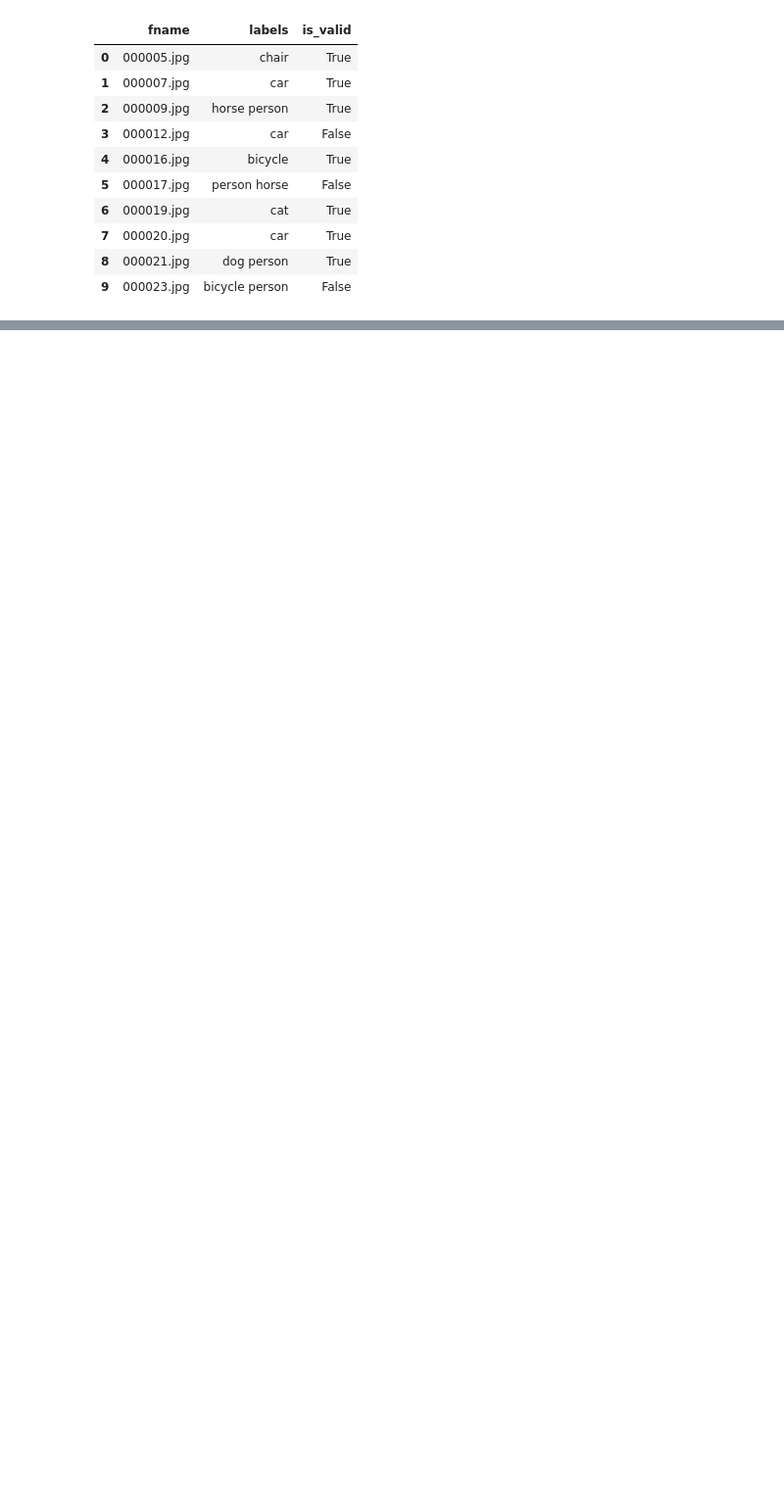
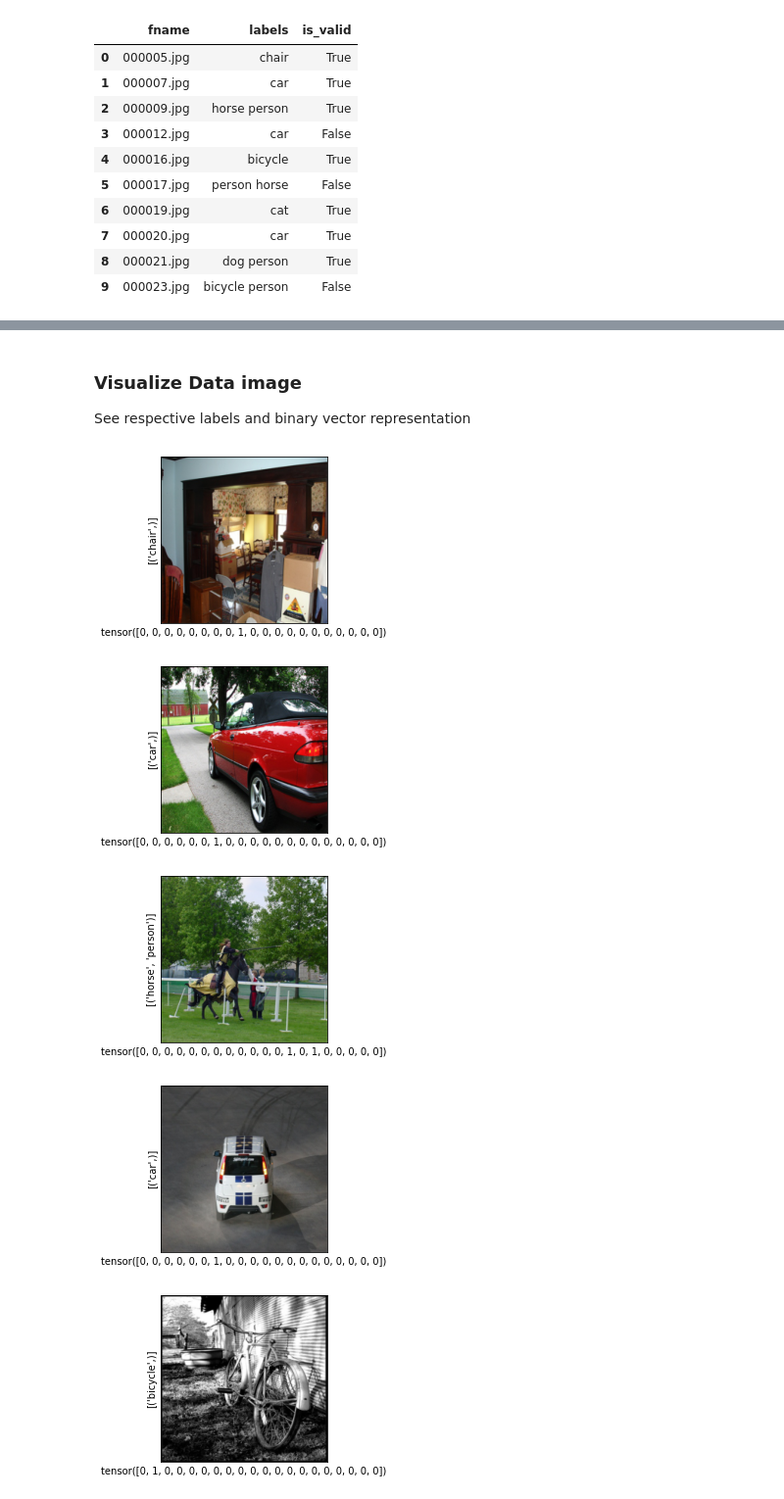
Before and after one commit to Chimamuelo/Simple-Cnn-Pytorch, a Jupyter notebook: MultiLabel_Classifier.ipynb, the cells around one changed output, grey strips where cells are left out. Shown at 98% size. Cells and saved outputs as stored; diff of their text form; code cells hidden in the pictures; blank space fills up the shorter version.

```diff
--- a/MultiLabel_Classifier.ipynb
+++ b/MultiLabel_Classifier.ipynb
@@ -59 +113,22 @@ valid_labels=lb.fit_transform(df_test.labels)
+# %%
+class MultiDataset(Dataset):
+  def __init__(self,folder_dir,y,transform,df):
+    self.folder=folder_dir
+    self.label=torch.tensor(y)
+    self.transform=transform
+    self.df=df
+  def __len__(self):
+    return len(self.label)
+
+  def __getitem__(self, idx):
+    image_path=os.path.join(self.folder,self.df.fname.iloc[idx])
+
+    image=Image.open(image_path)
+    img=self.transform(image)
+
+    return img,self.label[idx]
+# %%
+dataset=MultiDataset(folder_dir,lab,transform,df)
+train_dataset=MultiDataset(folder_dir,labels,transform,df_train)
+valid_dataset=MultiDataset(folder_dir,valid_labels,transform,df_valid)
 # %%
@@ -83,11 +153,0 @@ from torchvision.io import read_image
-# %%
-for i in range(20):
-  x=os.listdir(folder_dir)[i]
-  label=df.labels.loc[df.fname==x]
-
-  path_upt=folder_dir+str('/')+x
-  img=mpimg.imread(path_upt)
-
-  plt.imshow(img)
-  plt.title(str(label))
-  plt.show()
@@ -148,3 +153,0 @@ class MultiDataset(Dataset):
-# %%
-dataset=MultiDataset(folder_dir,labels,transform,df)
-valid_dataset=MultiDataset(valid_dir,valid_labels,transform,df_test)
@@ -161,0 +164,18 @@ valid_loader=DataLoader(valid_dataset,batch_size=2)
+# %% [markdown]
+### Visualize Data image
+See respective labels and binary vector representation
+# %%
+for i in range(8):
+  fig = plt.figure(figsize = (14, 7))
+  img_np = np.array(dataset[i][0])
+  img=img_np.transpose(1,2,0)
+  ax = fig.add_subplot(2, 4, i + 1, xticks = [], yticks = [])
+  plt.xlabel(dataset[i][1])
+  plt.ylabel(lb.inverse_transform(dataset[i][1].unsqueeze(0).numpy()))
+  plt.imshow(img)
+# %% [output]
+[figure, added]
+[figure, added]
+[figure, added]
+[figure, added]
+[figure, added]
```
Also changed, not shown: parts of 62 cells of this notebook.
